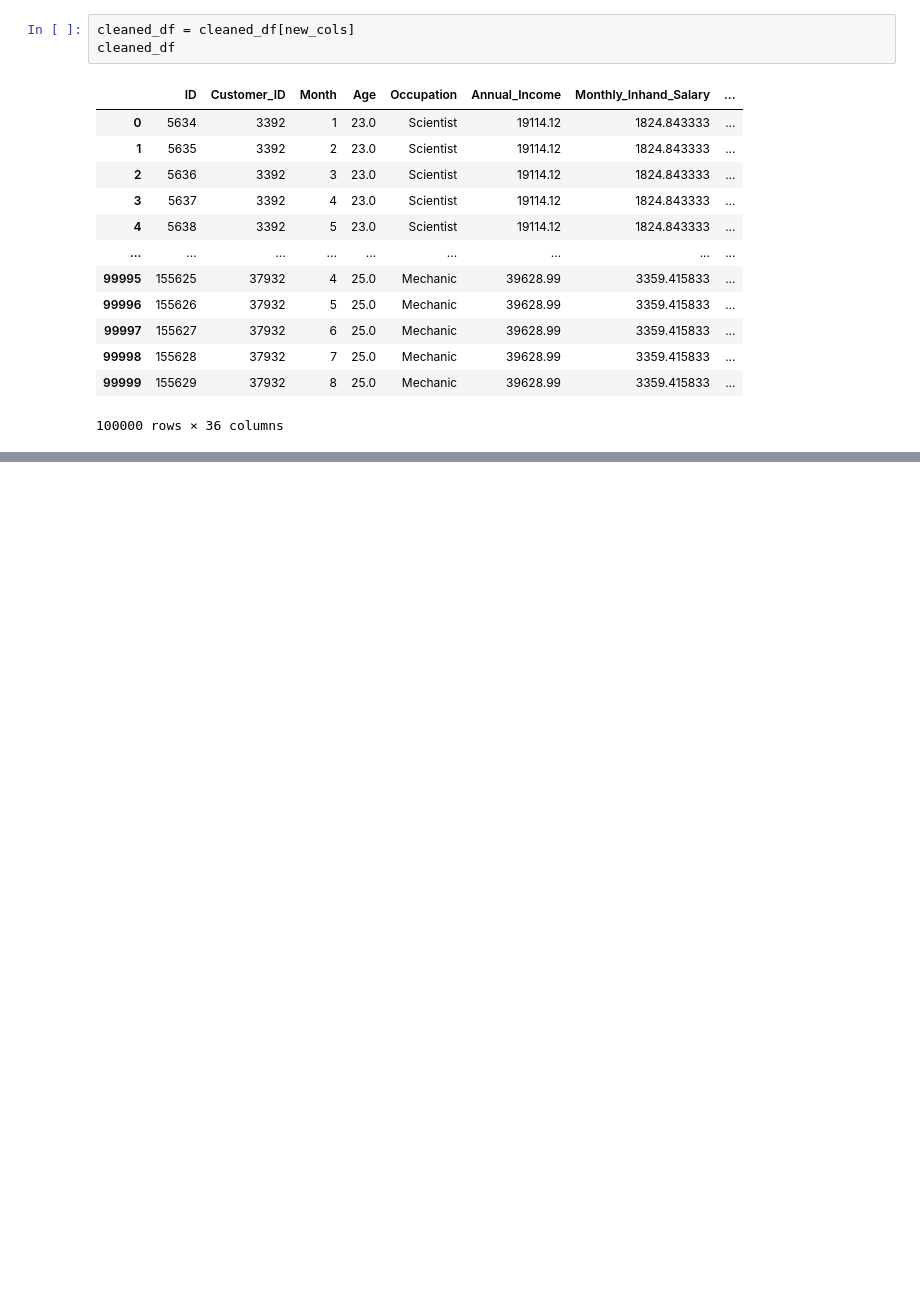
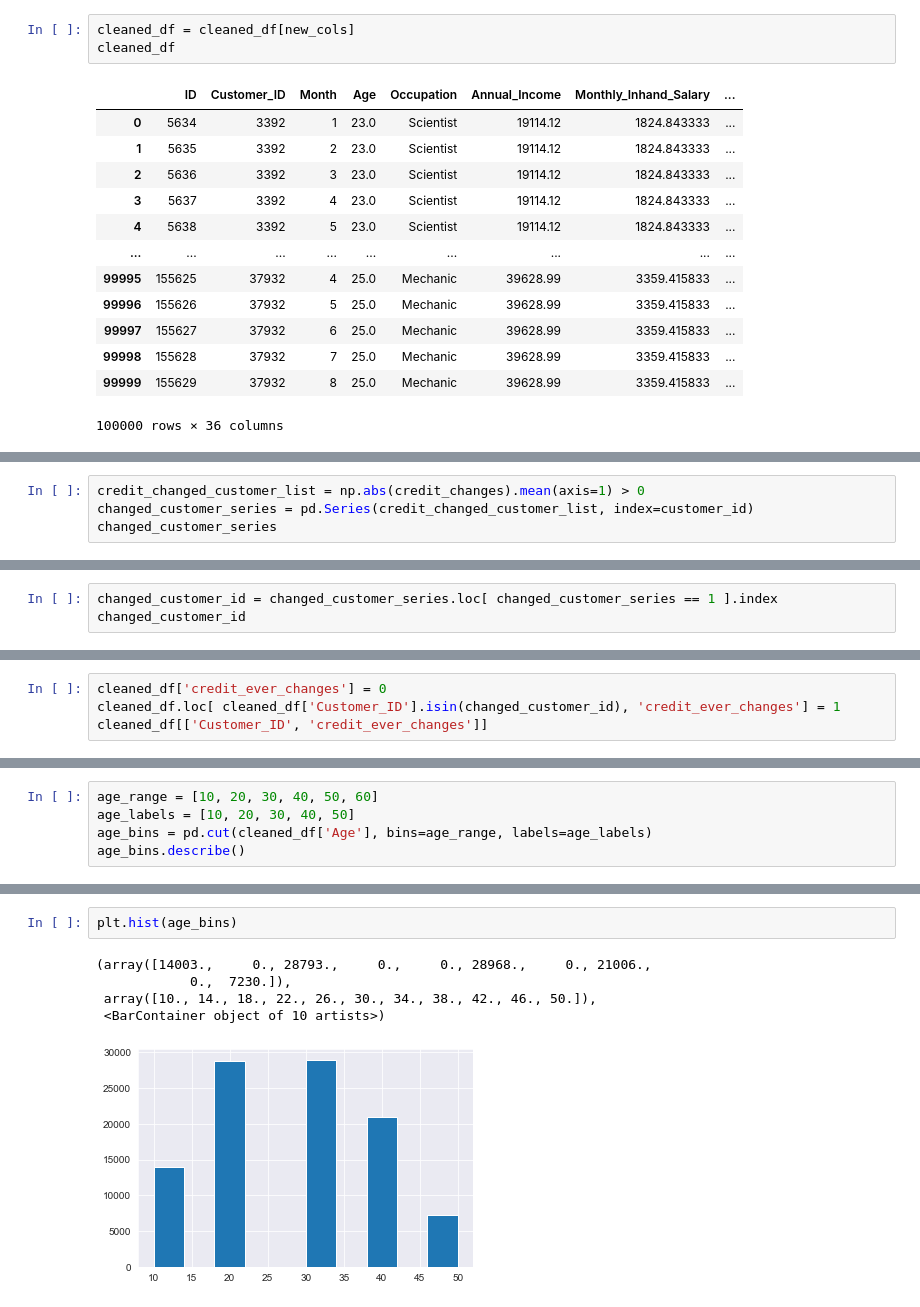
Before and after one commit to Rphabet/Imbalanced, a Jupyter notebook: CreditScore/eda.ipynb, the cells around one changed output, grey strips where cells are left out. Cells and saved outputs as stored; diff of their text form; blank space fills up the shorter version.

```diff
--- a/CreditScore/eda.ipynb
+++ b/CreditScore/eda.ipynb
@@ -201,0 +393,4 @@ plt.hist(cleaned_df['Annual_Income'])
+# %%
+credit_changed_customer_list = np.abs(credit_changes).mean(axis=1) > 0
+changed_customer_series = pd.Series(credit_changed_customer_list, index=customer_id)
+changed_customer_series
@@ -201,0 +411,3 @@ plt.hist(cleaned_df['Annual_Income'])
+# %%
+changed_customer_id = changed_customer_series.loc[ changed_customer_series == 1 ].index
+changed_customer_id
@@ -201,0 +421,4 @@ plt.hist(cleaned_df['Annual_Income'])
+# %%
+cleaned_df['credit_ever_changes'] = 0
+cleaned_df.loc[ cleaned_df['Customer_ID'].isin(changed_customer_id), 'credit_ever_changes'] = 1
+cleaned_df[['Customer_ID', 'credit_ever_changes']]
@@ -201,0 +494,5 @@ plt.hist(cleaned_df['Annual_Income'])
+# %%
+age_range = [10, 20, 30, 40, 50, 60]
+age_labels = [10, 20, 30, 40, 50]
+age_bins = pd.cut(cleaned_df['Age'], bins=age_range, labels=age_labels)
+age_bins.describe()
@@ -201,0 +521,8 @@ plt.hist(cleaned_df['Annual_Income'])
+# %%
+plt.hist(age_bins)
+# %% [output]
+(array([14003.,     0., 28793.,     0.,     0., 28968.,     0., 21006.,
+            0.,  7230.]),
+ array([10., 14., 18., 22., 26., 30., 34., 38., 42., 46., 50.]),
+ <BarContainer object of 10 artists>)
+[figure, added]
```
Also changed, not shown: parts of 64 cells of this notebook.
